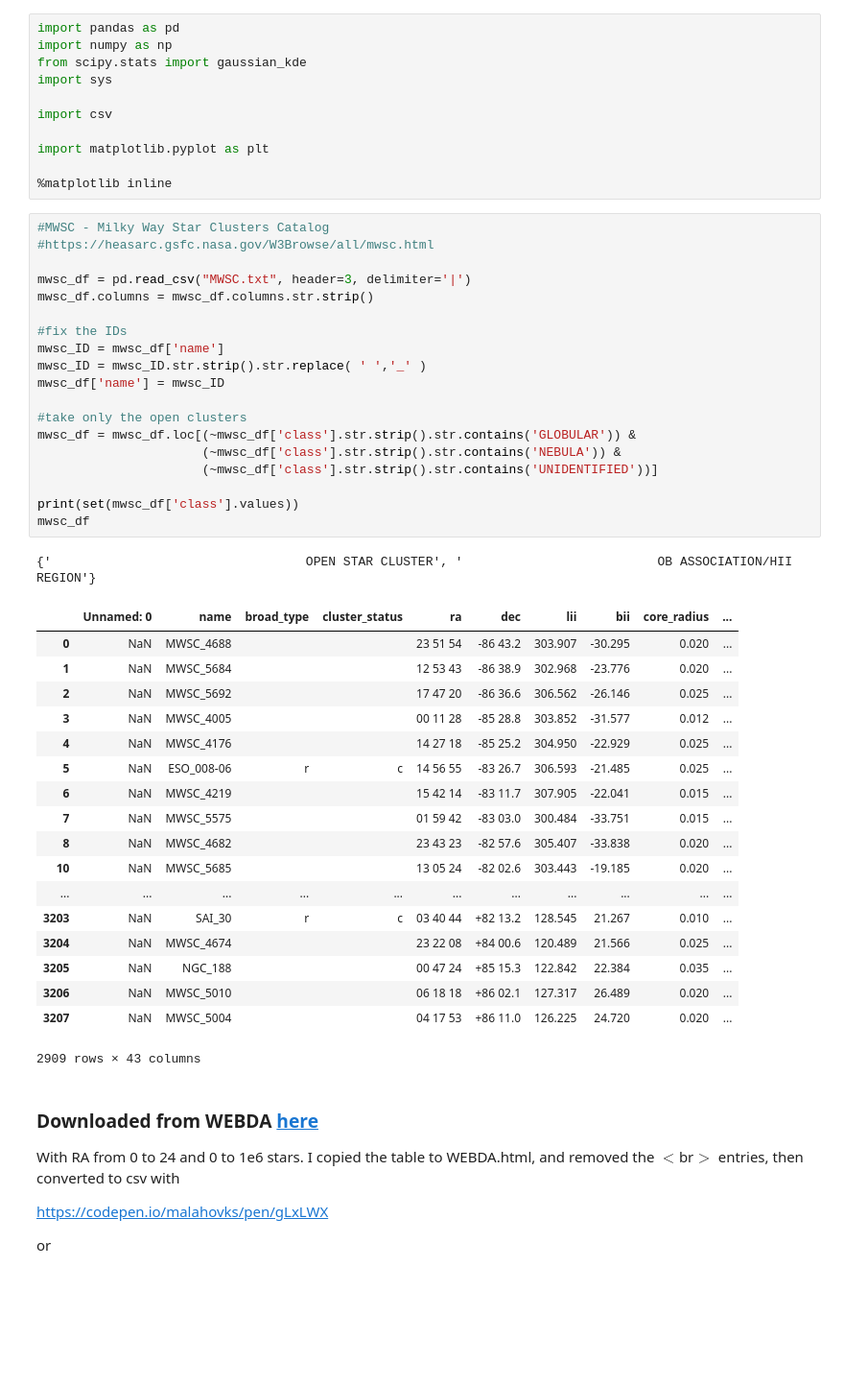
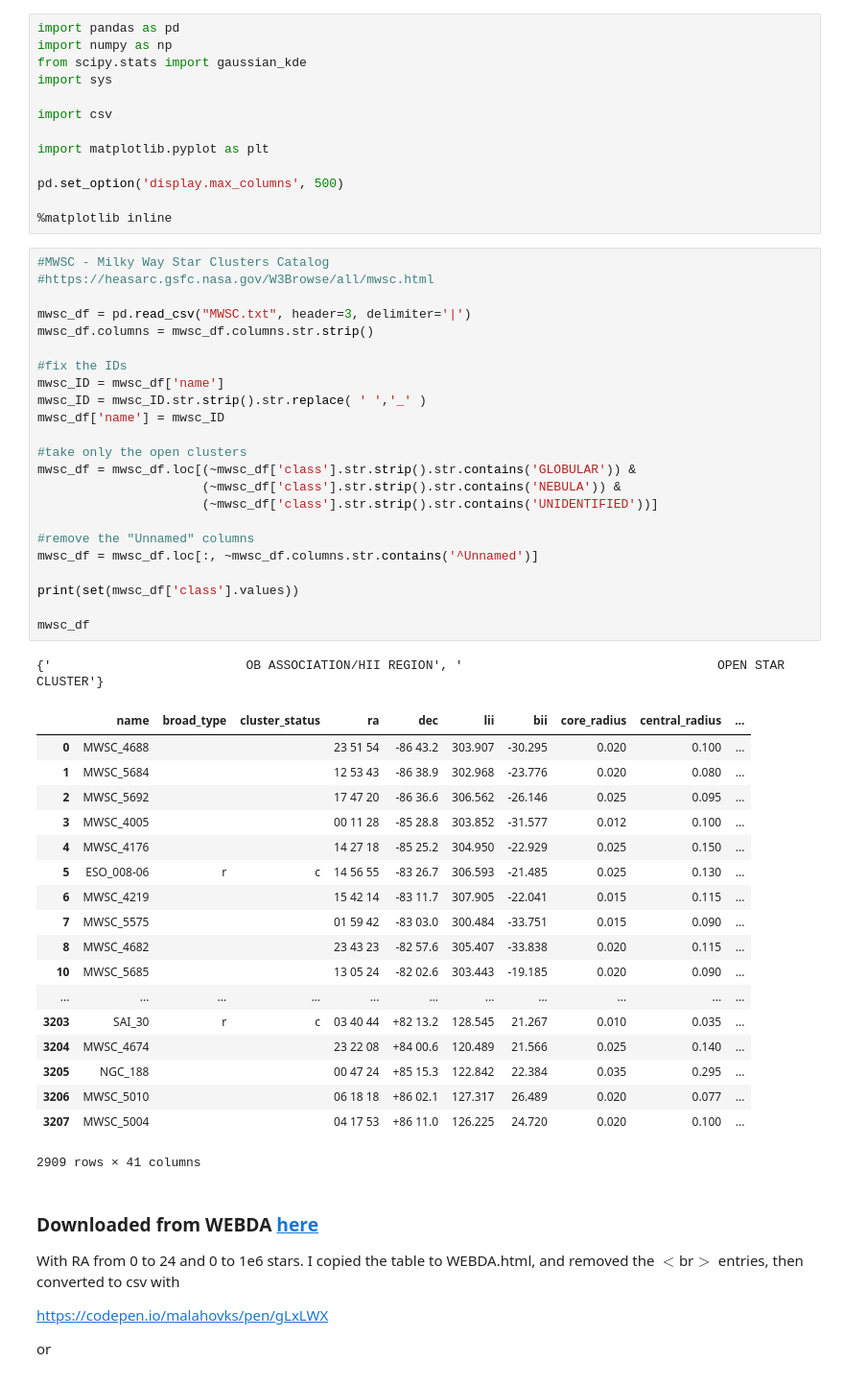
Before and after one commit to ageller/compileOCs, a Jupyter notebook: compileOCdata.ipynb, the cells around one changed output. Shown at 96% size. Cells and saved outputs as stored; diff of their text form; blank space fills up the shorter version.

```diff
--- a/compileOCdata.ipynb
+++ b/compileOCdata.ipynb
@@ -14,46 +14,52 @@ import csv
 
 import matplotlib.pyplot as plt
 
+pd.set_option('display.max_columns', 500)
+
 %matplotlib inline
 # %%
 #MWSC - Milky Way Star Clusters Catalog
 #https://heasarc.gsfc.nasa.gov/W3Browse/all/mwsc.html
 
 mwsc_df = pd.read_csv("MWSC.txt", header=3, delimiter='|')
 mwsc_df.columns = mwsc_df.columns.str.strip()
 
 #fix the IDs
 mwsc_ID = mwsc_df['name']
 mwsc_ID = mwsc_ID.str.strip().str.replace( ' ','_' )
 mwsc_df['name'] = mwsc_ID
 
 #take only the open clusters
 mwsc_df = mwsc_df.loc[(~mwsc_df['class'].str.strip().str.contains('GLOBULAR')) &
                       (~mwsc_df['class'].str.strip().str.contains('NEBULA')) &
                       (~mwsc_df['class'].str.strip().str.contains('UNIDENTIFIED'))]
 
+#remove the "Unnamed" columns
+mwsc_df = mwsc_df.loc[:, ~mwsc_df.columns.str.contains('^Unnamed')]
+
 print(set(mwsc_df['class'].values))
+
 mwsc_df
 # %% [output]
-{'                                  OPEN STAR CLUSTER', '                          OB ASSOCIATION/HII REGION'}
+{'                          OB ASSOCIATION/HII REGION', '                                  OPEN STAR CLUSTER'}
-|  | Unnamed: 0 | name | broad_type | cluster_status | ra | dec | lii | bii | core_radius | ... |
-| 0 | NaN | MWSC_4688 |  |  | 23 51 54 | -86 43.2 | 303.907 | -30.295 | 0.020 | ... |
-| 1 | NaN | MWSC_5684 |  |  | 12 53 43 | -86 38.9 | 302.968 | -23.776 | 0.020 | ... |
-| 2 | NaN | MWSC_5692 |  |  | 17 47 20 | -86 36.6 | 306.562 | -26.146 | 0.025 | ... |
-| 3 | NaN | MWSC_4005 |  |  | 00 11 28 | -85 28.8 | 303.852 | -31.577 | 0.012 | ... |
-| 4 | NaN | MWSC_4176 |  |  | 14 27 18 | -85 25.2 | 304.950 | -22.929 | 0.025 | ... |
-| 5 | NaN | ESO_008-06 | r | c | 14 56 55 | -83 26.7 | 306.593 | -21.485 | 0.025 | ... |
-| 6 | NaN | MWSC_4219 |  |  | 15 42 14 | -83 11.7 | 307.905 | -22.041 | 0.015 | ... |
-| 7 | NaN | MWSC_5575 |  |  | 01 59 42 | -83 03.0 | 300.484 | -33.751 | 0.015 | ... |
-| 8 | NaN | MWSC_4682 |  |  | 23 43 23 | -82 57.6 | 305.407 | -33.838 | 0.020 | ... |
-| 10 | NaN | MWSC_5685 |  |  | 13 05 24 | -82 02.6 | 303.443 | -19.185 | 0.020 | ... |
+|  | name | broad_type | cluster_status | ra | dec | lii | bii | core_radius | central_radius | ... |
+| 0 | MWSC_4688 |  |  | 23 51 54 | -86 43.2 | 303.907 | -30.295 | 0.020 | 0.100 | ... |
+| 1 | MWSC_5684 |  |  | 12 53 43 | -86 38.9 | 302.968 | -23.776 | 0.020 | 0.080 | ... |
+| 2 | MWSC_5692 |  |  | 17 47 20 | -86 36.6 | 306.562 | -26.146 | 0.025 | 0.095 | ... |
+| 3 | MWSC_4005 |  |  | 00 11 28 | -85 28.8 | 303.852 | -31.577 | 0.012 | 0.100 | ... |
+| 4 | MWSC_4176 |  |  | 14 27 18 | -85 25.2 | 304.950 | -22.929 | 0.025 | 0.150 | ... |
+| 5 | ESO_008-06 | r | c | 14 56 55 | -83 26.7 | 306.593 | -21.485 | 0.025 | 0.130 | ... |
+| 6 | MWSC_4219 |  |  | 15 42 14 | -83 11.7 | 307.905 | -22.041 | 0.015 | 0.115 | ... |
+| 7 | MWSC_5575 |  |  | 01 59 42 | -83 03.0 | 300.484 | -33.751 | 0.015 | 0.090 | ... |
+| 8 | MWSC_4682 |  |  | 23 43 23 | -82 57.6 | 305.407 | -33.838 | 0.020 | 0.115 | ... |
+| 10 | MWSC_5685 |  |  | 13 05 24 | -82 02.6 | 303.443 | -19.185 | 0.020 | 0.090 | ... |
 | ... | ... | ... | ... | ... | ... | ... | ... | ... | ... | ... |
-| 3203 | NaN | SAI_30 | r | c | 03 40 44 | +82 13.2 | 128.545 | 21.267 | 0.010 | ... |
-| 3204 | NaN | MWSC_4674 |  |  | 23 22 08 | +84 00.6 | 120.489 | 21.566 | 0.025 | ... |
-| 3205 | NaN | NGC_188 |  |  | 00 47 24 | +85 15.3 | 122.842 | 22.384 | 0.035 | ... |
-| 3206 | NaN | MWSC_5010 |  |  | 06 18 18 | +86 02.1 | 127.317 | 26.489 | 0.020 | ... |
-| 3207 | NaN | MWSC_5004 |  |  | 04 17 53 | +86 11.0 | 126.225 | 24.720 | 0.020 | ... |
+| 3203 | SAI_30 | r | c | 03 40 44 | +82 13.2 | 128.545 | 21.267 | 0.010 | 0.035 | ... |
+| 3204 | MWSC_4674 |  |  | 23 22 08 | +84 00.6 | 120.489 | 21.566 | 0.025 | 0.140 | ... |
+| 3205 | NGC_188 |  |  | 00 47 24 | +85 15.3 | 122.842 | 22.384 | 0.035 | 0.295 | ... |
+| 3206 | MWSC_5010 |  |  | 06 18 18 | +86 02.1 | 127.317 | 26.489 | 0.020 | 0.077 | ... |
+| 3207 | MWSC_5004 |  |  | 04 17 53 | +86 11.0 | 126.225 | 24.720 | 0.020 | 0.100 | ... |
-2909 rows × 43 columns
+2909 rows × 41 columns
 # %% [markdown]
 ### Downloaded from WEBDA [here](https://webda.physics.muni.cz/cluster_selall.html)
 
```
Also changed, not shown: parts of 17 cells of this notebook, 3 other files.
